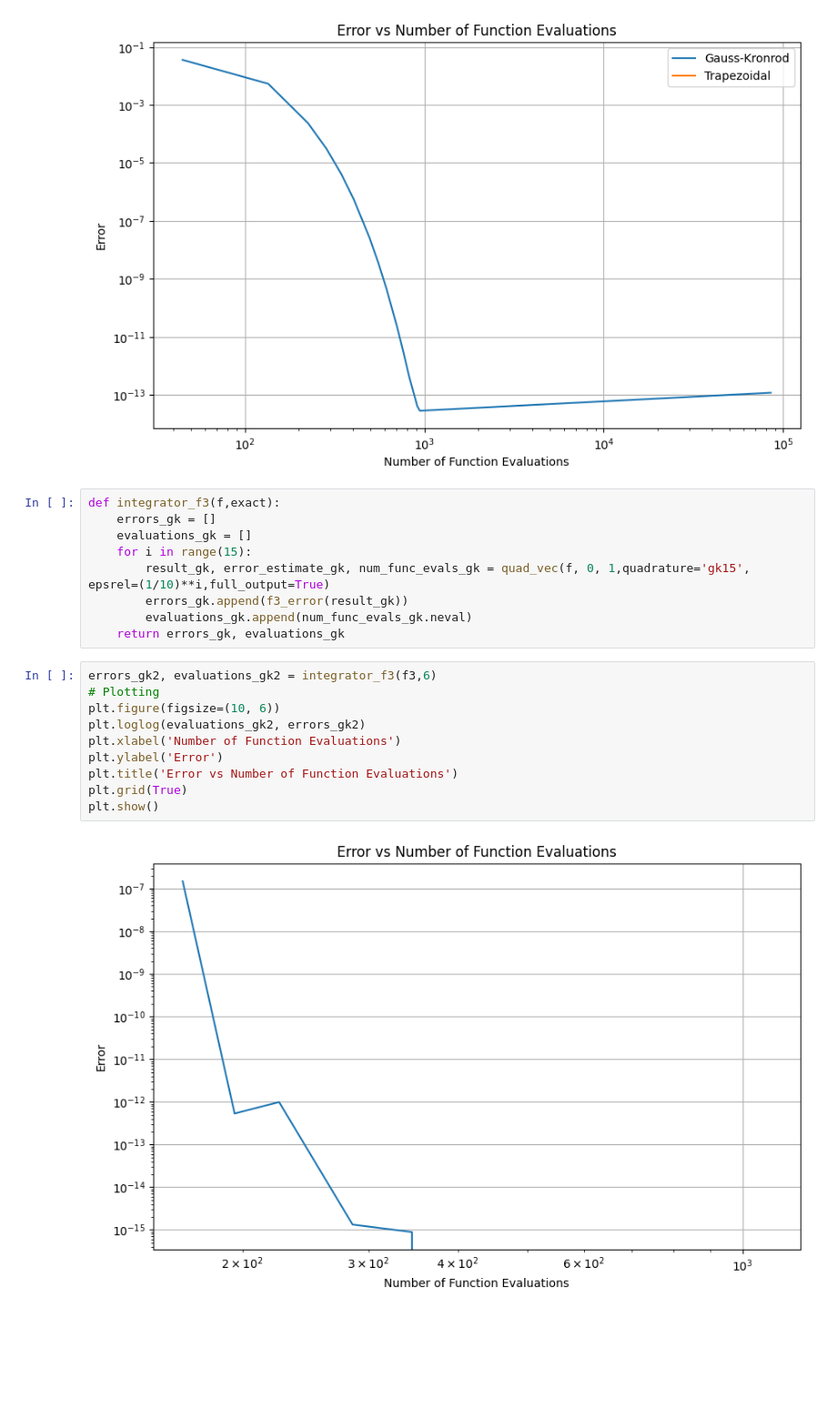
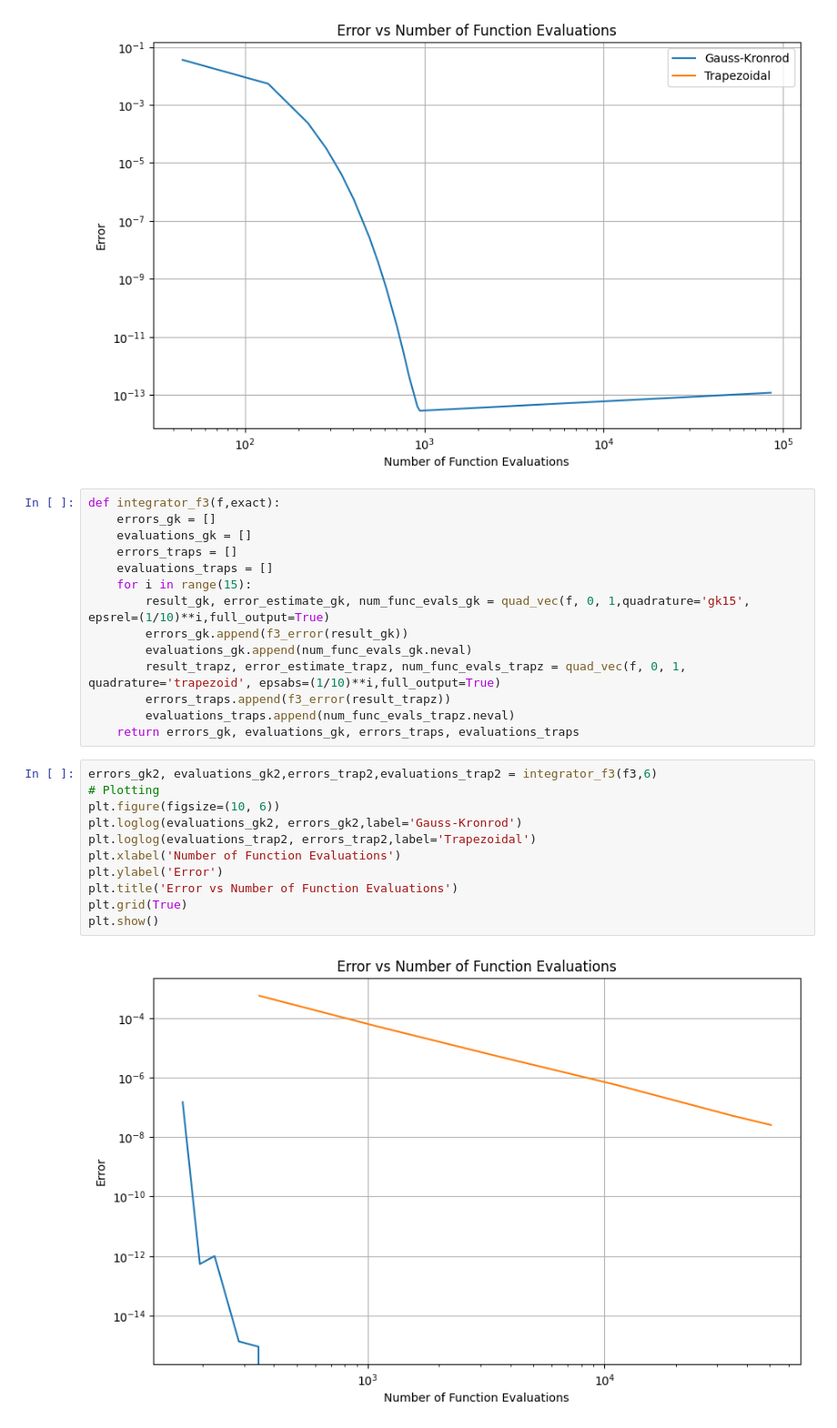
Before and after one commit to Fisieekk/MOwNiT, a Jupyter notebook: Lab7/1.ipynb, the cells around one changed output. Shown at 91% size. Cells and saved outputs as stored; diff of their text form; blank space fills up the shorter version.

Commit message:
add trapz

```diff
--- a/Lab7/1.ipynb
+++ b/Lab7/1.ipynb
@@ -168,20 +168,26 @@ plt.show()
 def integrator_f3(f,exact):
     errors_gk = []
     evaluations_gk = []
+    errors_traps = []
+    evaluations_traps = []
     for i in range(15):
         result_gk, error_estimate_gk, num_func_evals_gk = quad_vec(f, 0, 1,quadrature='gk15', epsrel=(1/10)**i,full_output=True)
         errors_gk.append(f3_error(result_gk))
         evaluations_gk.append(num_func_evals_gk.neval)
-    return errors_gk, evaluations_gk
+        result_trapz, error_estimate_trapz, num_func_evals_trapz = quad_vec(f, 0, 1, quadrature='trapezoid', epsabs=(1/10)**i,full_output=True)
+        errors_traps.append(f3_error(result_trapz))
+        evaluations_traps.append(num_func_evals_trapz.neval)
+    return errors_gk, evaluations_gk, errors_traps, evaluations_traps
 # %%
-errors_gk2, evaluations_gk2 = integrator_f3(f3,6)
+errors_gk2, evaluations_gk2,errors_trap2,evaluations_trap2 = integrator_f3(f3,6)
 # Plotting
 plt.figure(figsize=(10, 6))
-plt.loglog(evaluations_gk2, errors_gk2)
+plt.loglog(evaluations_gk2, errors_gk2,label='Gauss-Kronrod')
+plt.loglog(evaluations_trap2, errors_trap2,label='Trapezoidal')
 plt.xlabel('Number of Function Evaluations')
 plt.ylabel('Error')
 plt.title('Error vs Number of Function Evaluations')
 plt.grid(True)
 plt.show()
 # %% [output]
-[figure, old version]
+[figure, new version]
```
